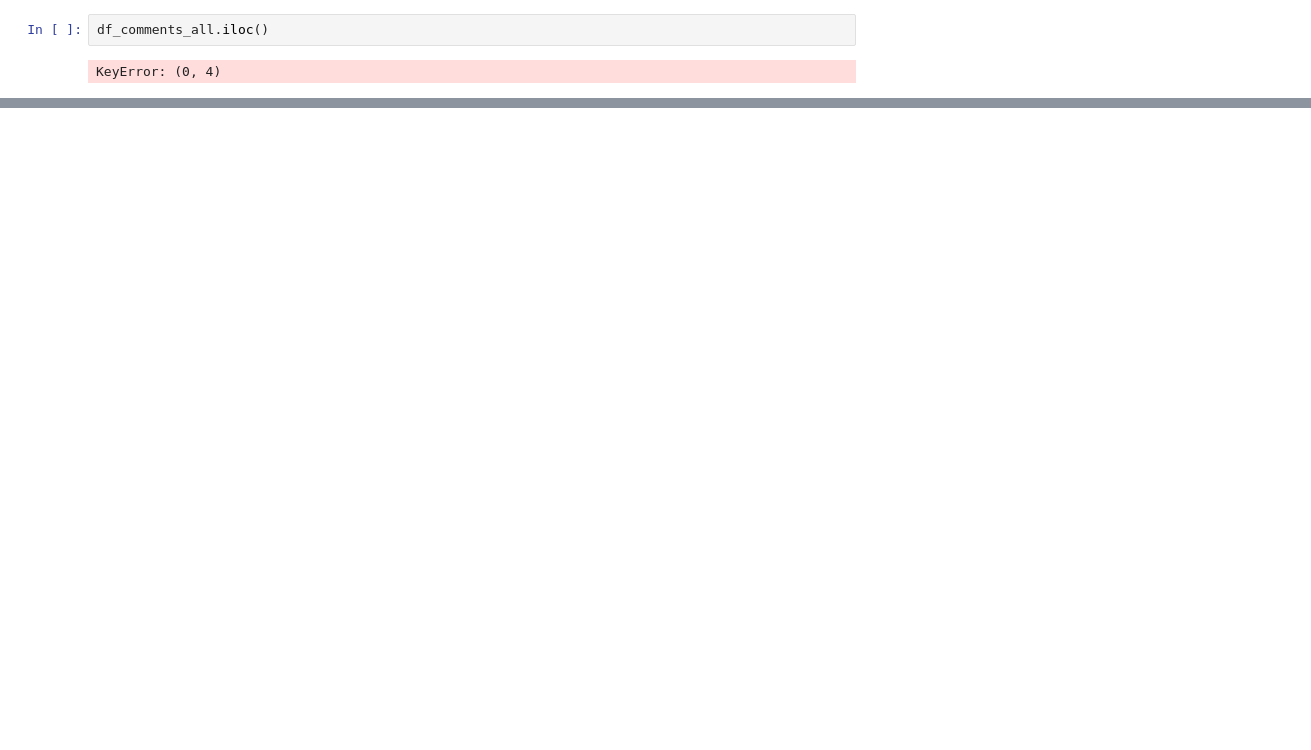
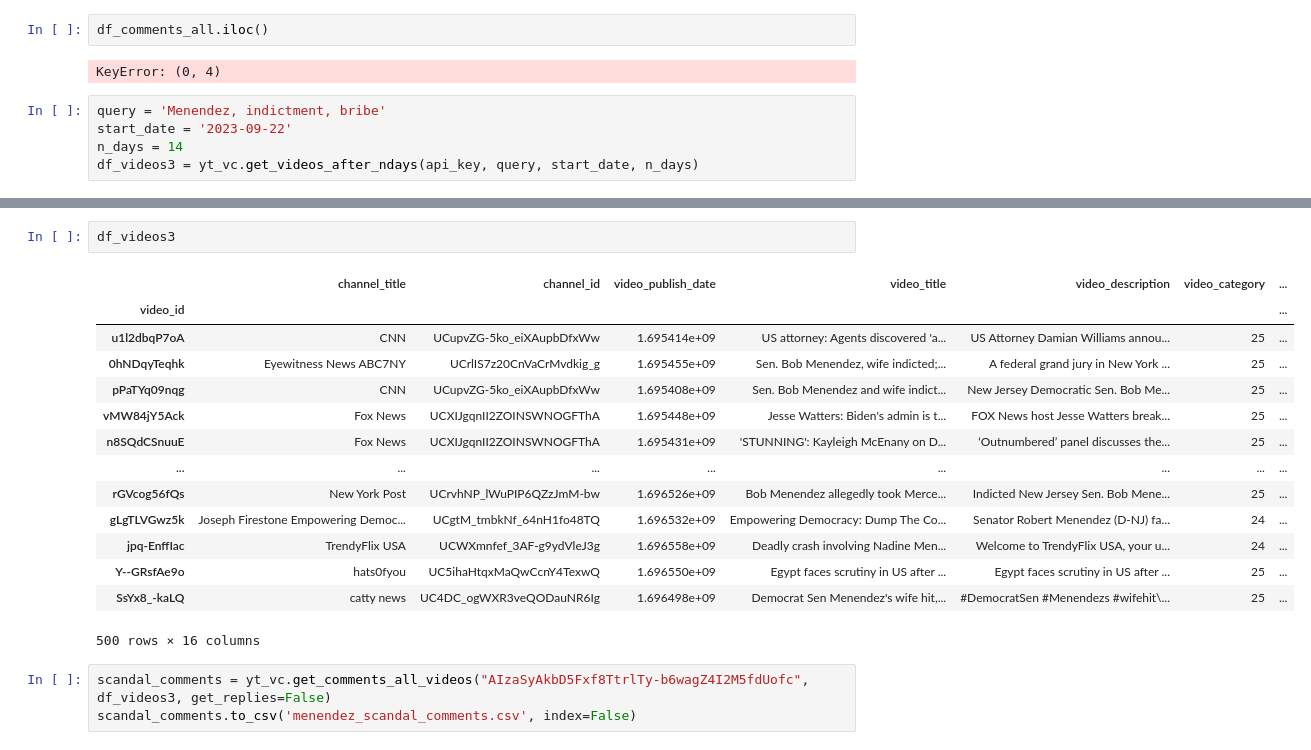
Before and after one commit to gasoto04/youtube-comments, a Jupyter notebook: _data_gathering.ipynb, the cells around one changed output, grey strips where cells are left out. Saved outputs shown, nothing was run; the diff lists cells and outputs as text; blank space fills up the shorter version.

```diff
--- a/_data_gathering.ipynb
+++ b/_data_gathering.ipynb
@@ -186,3 +177,8 @@ df_comments_all
 df_comments_all.iloc()
 # %% [output]
 KeyError: (0, 4)
+# %%
+query = 'Menendez, indictment, bribe'
+start_date = '2023-09-22'
+n_days = 14
+df_videos3 = yt_vc.get_videos_after_ndays(api_key, query, start_date, n_days)
@@ -188,0 +219,20 @@ KeyError: (0, 4)
+# %%
+df_videos3
+# %% [output]
+|  | channel_title | channel_id | video_publish_date | video_title | video_description | video_category | ... |
+| video_id |  |  |  |  |  |  | ... |
+| u1l2dbqP7oA | CNN | UCupvZG-5ko_eiXAupbDfxWw | 1.695414e+09 | US attorney: Agents discovered 'a... | US Attorney Damian Williams annou... | 25 | ... |
+| 0hNDqyTeqhk | Eyewitness News ABC7NY | UCrlIS7z20CnVaCrMvdkig_g | 1.695455e+09 | Sen. Bob Menendez, wife indicted;... | A federal grand jury in New York ... | 25 | ... |
+| pPaTYq09nqg | CNN | UCupvZG-5ko_eiXAupbDfxWw | 1.695408e+09 | Sen. Bob Menendez and wife indict... | New Jersey Democratic Sen. Bob Me... | 25 | ... |
+| vMW84jY5Ack | Fox News | UCXIJgqnII2ZOINSWNOGFThA | 1.695448e+09 | Jesse Watters: Biden's admin is t... | FOX News host Jesse Watters break... | 25 | ... |
+| n8SQdCSnuuE | Fox News | UCXIJgqnII2ZOINSWNOGFThA | 1.695431e+09 | 'STUNNING': Kayleigh McEnany on D... | ‘Outnumbered’ panel discusses the... | 25 | ... |
+| ... | ... | ... | ... | ... | ... | ... | ... |
+| rGVcog56fQs | New York Post | UCrvhNP_lWuPIP6QZzJmM-bw | 1.696526e+09 | Bob Menendez allegedly took Merce... | Indicted New Jersey Sen. Bob Mene... | 25 | ... |
+| gLgTLVGwz5k | Joseph Firestone Empowering Democ... | UCgtM_tmbkNf_64nH1fo48TQ | 1.696532e+09 | Empowering Democracy: Dump The Co... | Senator Robert Menendez (D-NJ) fa... | 24 | ... |
+| jpq-EnffIac | TrendyFlix USA | UCWXmnfef_3AF-g9ydVleJ3g | 1.696558e+09 | Deadly crash involving Nadine Men... | Welcome to TrendyFlix USA, your u... | 24 | ... |
+| Y--GRsfAe9o | hats0fyou | UC5ihaHtqxMaQwCcnY4TexwQ | 1.696550e+09 | Egypt faces scrutiny in US after ... | Egypt faces scrutiny in US after ... | 25 | ... |
+| SsYx8_-kaLQ | catty news | UC4DC_ogWXR3veQODauNR6Ig | 1.696498e+09 | Democrat Sen Menendez's wife hit,... | #DemocratSen #Menendezs #wifehit\... | 25 | ... |
+500 rows × 16 columns
+# %%
+scandal_comments = yt_vc.get_comments_all_videos("AIzaSyAkbD5Fxf8TtrlTy-b6wagZ4I2M5fdUofc", df_videos3, get_replies=False)
+scandal_comments.to_csv('menendez_scandal_comments.csv', index=False)
```
Also changed, not shown: parts of 11 cells of this notebook.
